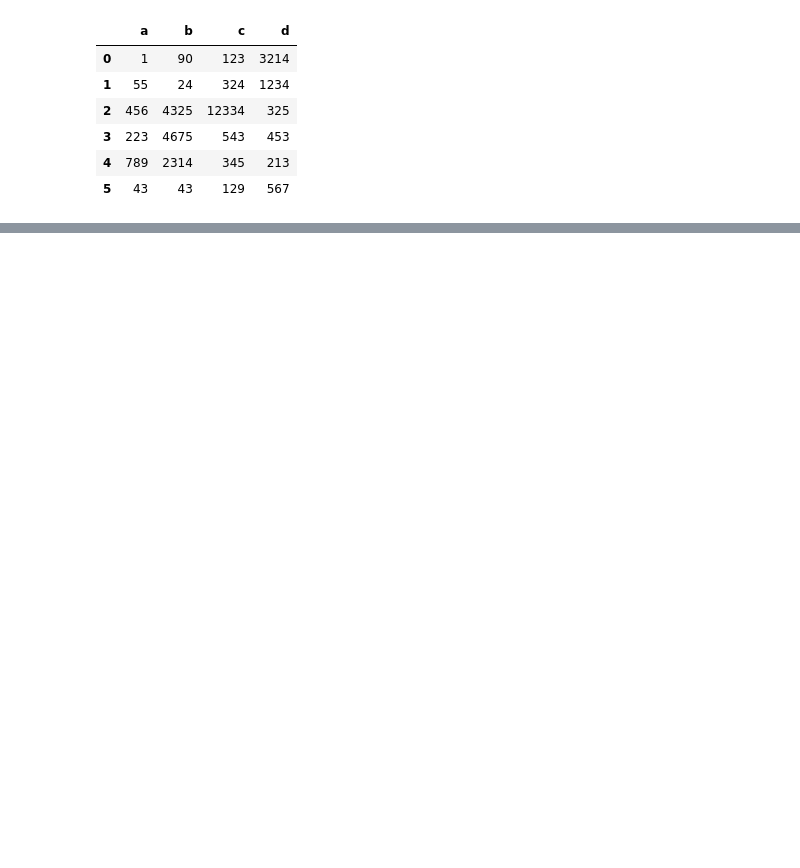
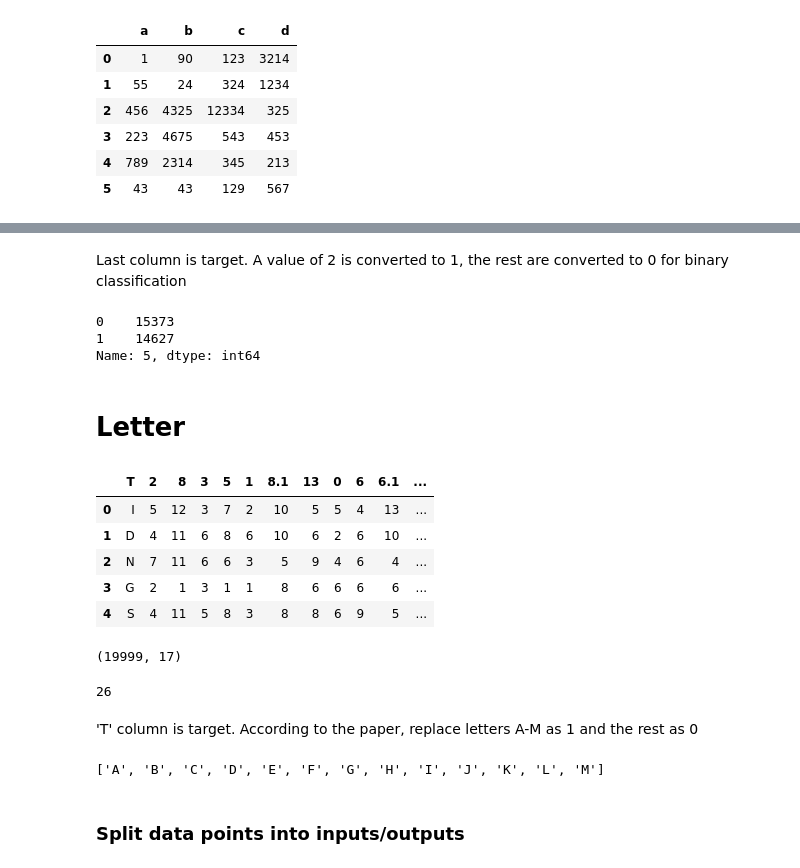
Before and after one commit to narcilla/118A, a Jupyter notebook: 118A.ipynb, the cells around one changed output, grey strips where cells are left out. Cells and saved outputs as stored; diff of their text form; code cells hidden in the pictures; blank space fills up the shorter version.

```diff
--- a/118A.ipynb
+++ b/118A.ipynb
@@ -91,0 +133,2 @@ pd.get_dummies(df_adult, columns=categorical).head()
+# %% [markdown]
+Last column is target. A value of 2 is converted to 1, the rest are converted to 0 for binary classification
@@ -91,0 +138,40 @@ pd.get_dummies(df_adult, columns=categorical).head()
+# %%
+df_ctype['5'].value_counts()
+# %% [output]
+0    15373
+1    14627
+Name: 5, dtype: int64
+# %% [markdown]
+# Letter
+# %%
+df_letter.head()
+# %% [output]
+|  | T | 2 | 8 | 3 | 5 | 1 | 8.1 | 13 | 0 | 6 | 6.1 | ... |
+| 0 | I | 5 | 12 | 3 | 7 | 2 | 10 | 5 | 5 | 4 | 13 | ... |
+| 1 | D | 4 | 11 | 6 | 8 | 6 | 10 | 6 | 2 | 6 | 10 | ... |
+| 2 | N | 7 | 11 | 6 | 6 | 3 | 5 | 9 | 4 | 6 | 4 | ... |
+| 3 | G | 2 | 1 | 3 | 1 | 1 | 8 | 6 | 6 | 6 | 6 | ... |
+| 4 | S | 4 | 11 | 5 | 8 | 3 | 8 | 8 | 6 | 9 | 5 | ... |
+# %%
+df_letter.shape
+# %% [output]
+(19999, 17)
+# %%
+len(df_letter['T'].value_counts())
+# %% [output]
+26
+# %% [markdown]
+'T' column is target. According to the paper, replace letters A-M as 1 and the rest as 0
+# %%
+alphabet = list(string.ascii_uppercase)
+df_letter['T'].replace(alphabet[0:13], 1, inplace=True)
+df_letter['T'].replace(alphabet[13:], 0, inplace=True)
+
+
+
+#df.replace([0, 1, 2, 3], 4)
+#df_ctype['5'].replace({1:0, 3:0, 4:0, 5:0, 6:0, 7:0, 2:1}, inplace=True)
+# %% [output]
+['A', 'B', 'C', 'D', 'E', 'F', 'G', 'H', 'I', 'J', 'K', 'L', 'M']
+# %% [markdown]
+### Split data points into inputs/outputs
```
Also changed, not shown: parts of 46 cells of this notebook.
